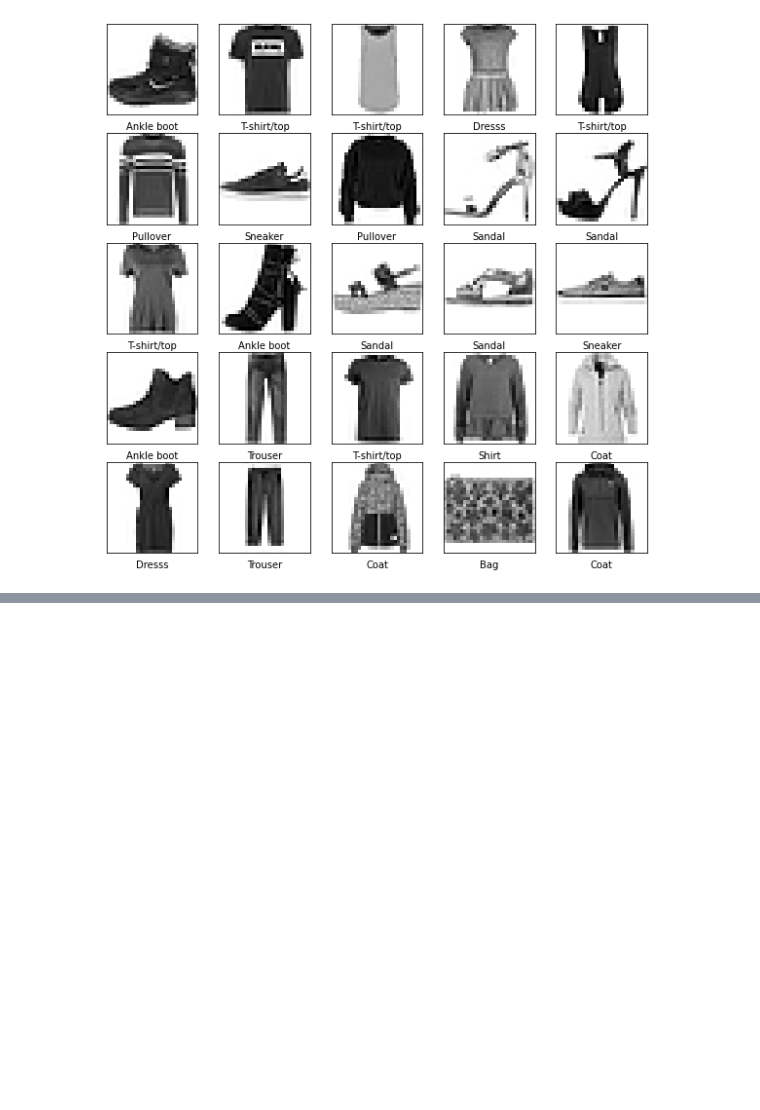
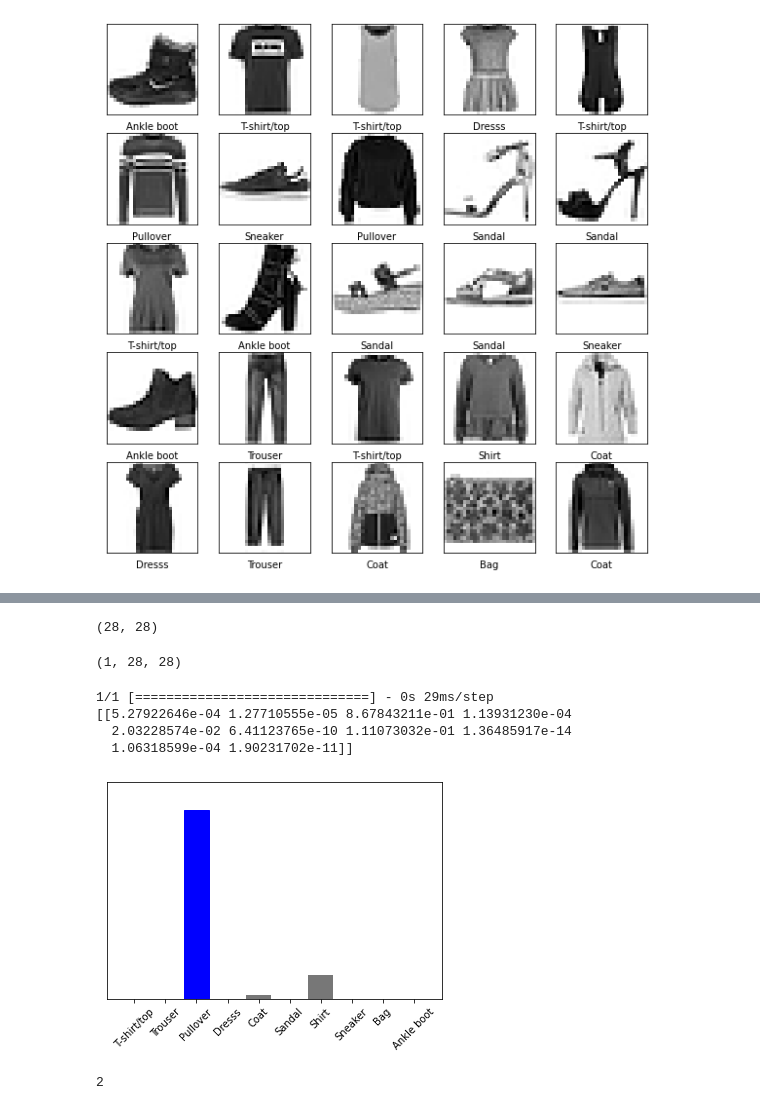
Before and after one commit to hopeletty/KerasIntro, a Jupyter notebook: Keras.ipynb, the cells around one changed output, grey strips where cells are left out. Drawn from its saved outputs; the diff is of its cells as text; code cells hidden in the pictures; blank space fills up the shorter version.

```diff
--- a/Keras.ipynb
+++ b/Keras.ipynb
@@ -155,0 +284,33 @@ plt.show()
+# %%
+# Grab an image from the test dataset.
+img = test_images[1]
+
+print(img.shape)
+# %% [output]
+(28, 28)
+# %%
+# Add the image to a batch where it's the only member.
+img = (np.expand_dims(img,0))
+
+print(img.shape)
+# %% [output]
+(1, 28, 28)
+# %%
+predictions_single = probability_model.predict(img) #predict the correct label for the image
+
+print(predictions_single)
+# %% [output]
+1/1 [==============================] - 0s 29ms/step
+[[5.27922646e-04 1.27710555e-05 8.67843211e-01 1.13931230e-04
+  2.03228574e-02 6.41123765e-10 1.11073032e-01 1.36485917e-14
+  1.06318599e-04 1.90231702e-11]]
+# %%
+plot_value_array(1, predictions_single[0], test_labels)
+_ = plt.xticks(range(10), class_names, rotation=45)
+plt.show()
+# %% [output]
+[figure, added]
+# %%
+np.argmax(predictions_single[0])
+# %% [output]
+2
```
Also changed, not shown: parts of 10 cells of this notebook.
